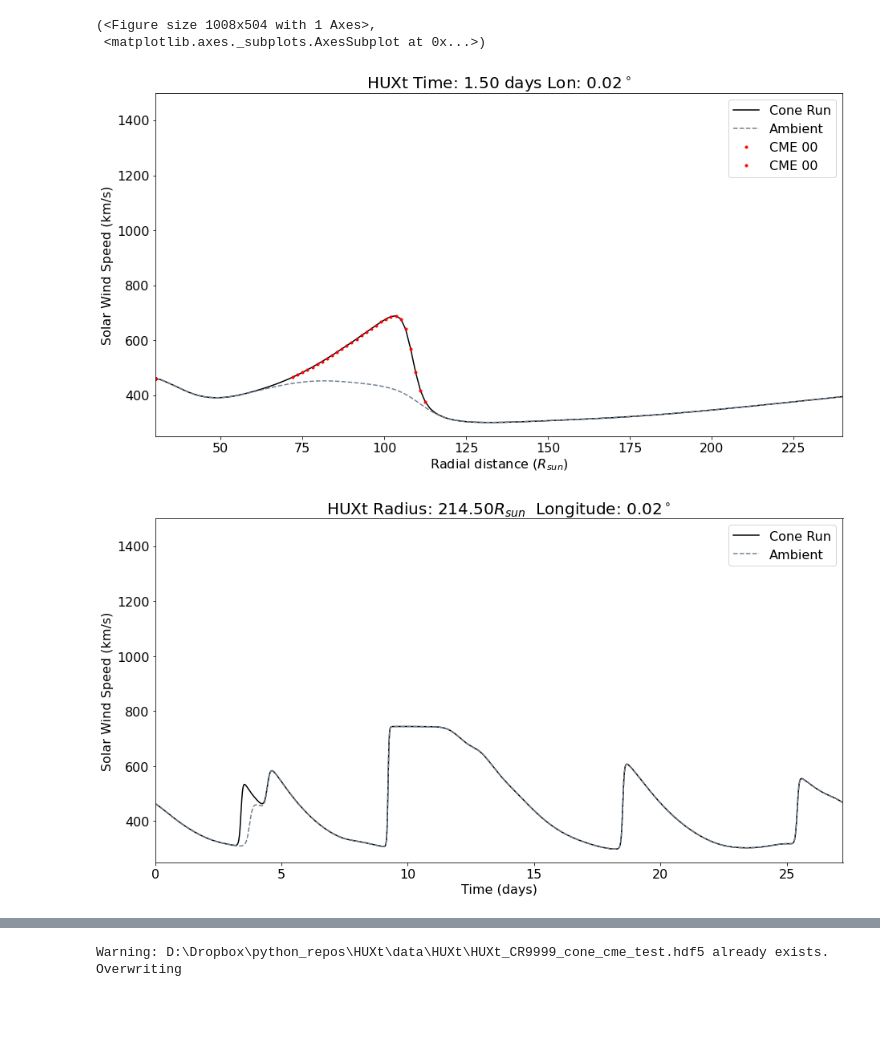
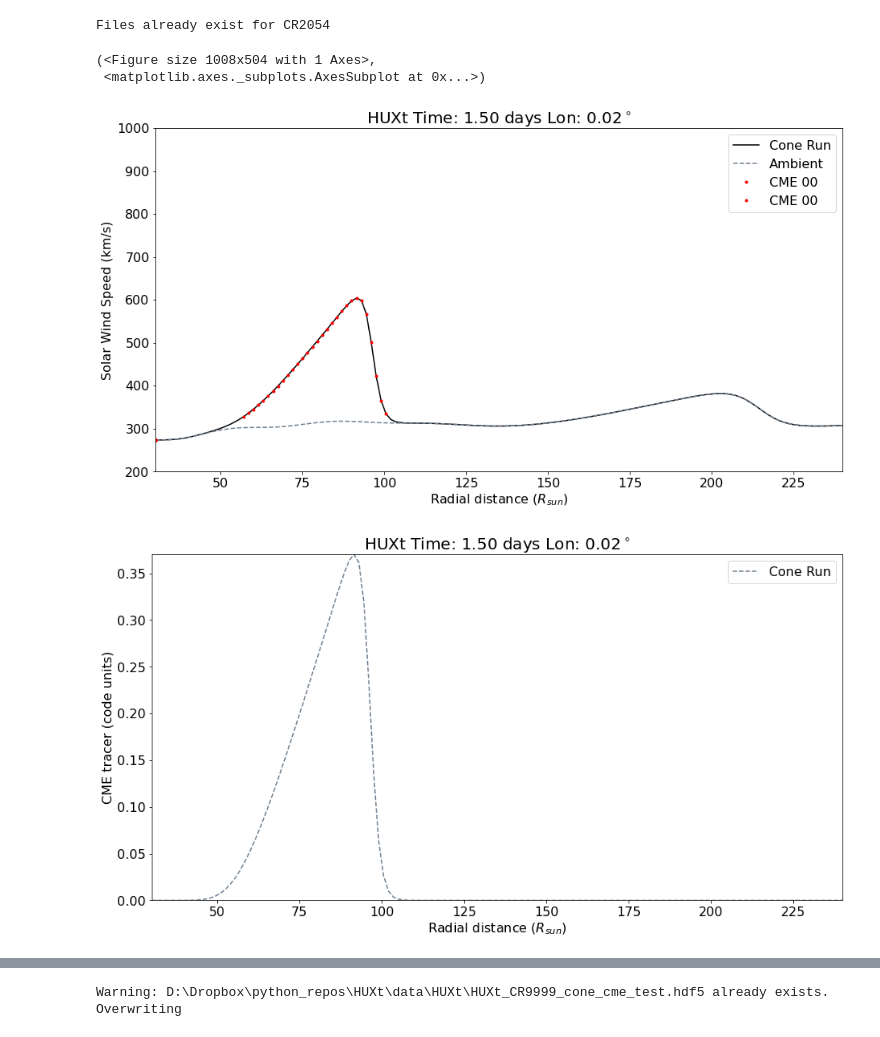
Before and after one commit to University-of-Reading-Space-Science/HUXt, a Jupyter notebook: code/HUXt_example.ipynb, the cells around one changed output, grey strips where cells are left out. Drawn from its saved outputs; the diff is of its cells as text; code cells hidden in the pictures; blank space fills up the shorter version.

```diff
--- a/code/HUXt_example.ipynb
+++ b/code/HUXt_example.ipynb
@@ -75,24 +77,32 @@ Warning: D:\Dropbox\python_repos\HUXt\data\HUXt\HUXt_CR9999_1d_conecme_test.hdf5
 # %%
 # Run HUXt with HelioMAS input
 ###############################################################################
 
-#HUXt can be initiated with archived output from HelioMAS, by specifying a carrington rotation number
-model = H.HUXt(cr_num=2124, lon_out=0.0*u.deg, simtime=27.27*u.day, dt_scale=4)
+#HUXt can be initiated MAS, by specifying a carrington rotation number
+cr=2054
+vr_in, br_in = H.Hin.get_MAS_equatorial_profiles(cr)
+
+model = H.HUXt(v_boundary=vr_in, cr_num=cr, br_boundary=br_in, lon_out=0.0*u.deg, simtime=27.27*u.day, dt_scale=4)
 
 # Solve these conditions with a ConeCME.
-cme = H.ConeCME(t_launch=0.5*u.day, longitude=0.0*u.deg, width=30*u.deg, v=1000*(u.km/u.s), thickness=5*u.solRad)
+cme = H.ConeCME(t_launch=0.5*u.day, longitude=0.0*u.deg, width=30*u.deg, v=1000*(u.km/u.s), thickness=10*u.solRad)
 cme_list = [cme]
 model.solve(cme_list)
 
 # Plot the radial profile of the ambient wind solution at a fixed time (in days).
 t = 1.5*u.day
-model.plot_radial(t, lon=0.0*u.deg,field='both',)
+model.plot_radial(t, lon=0.0*u.deg,field='both')
+model.plot_radial(t, lon=0.0*u.deg,field='ptracer_cme')
+model.plot_radial(t, lon=0.0*u.deg,field='ptracer_ambient')
 
 # Plot the time series of the ambient wind solution at a fixed radius.
 r = 1.0*u.AU
 model.plot_timeseries(r, lon=0.0*u.deg,field='both')
+model.plot_timeseries(r, lon=0.0*u.deg,field='ptracer_cme')
+model.plot_timeseries(r, lon=0.0*u.deg,field='ptracer_ambient')
 # %% [output]
-(<Figure size 1008x504 with 1 Axes>,
- <matplotlib.axes._subplots.AxesSubplot at 0x...>)
+Files already exist for CR2054
+(<Figure size 1008x504 with 1 Axes>,
+ <matplotlib.axes._subplots.AxesSubplot at 0x...>)
-[figure, old version]
+[figure, new version]
-[figure, old version]
+[figure, new version]
```
Also changed, not shown: parts of 12 cells of this notebook, 2 other files.
